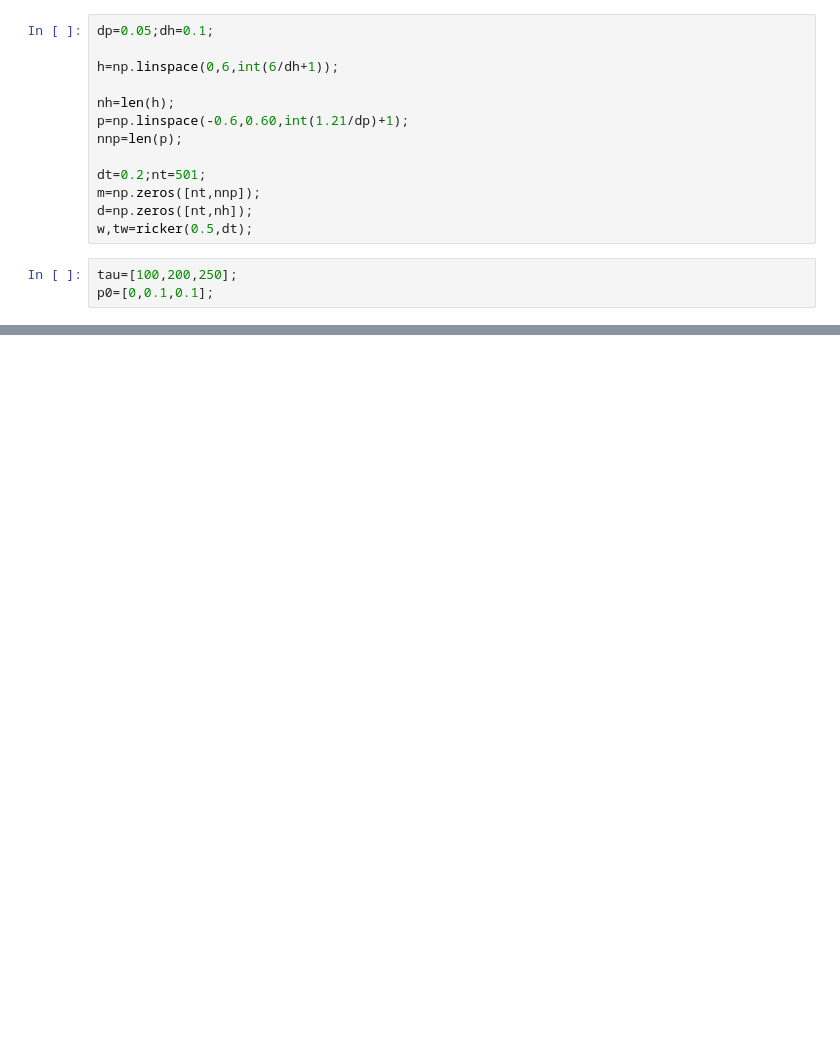
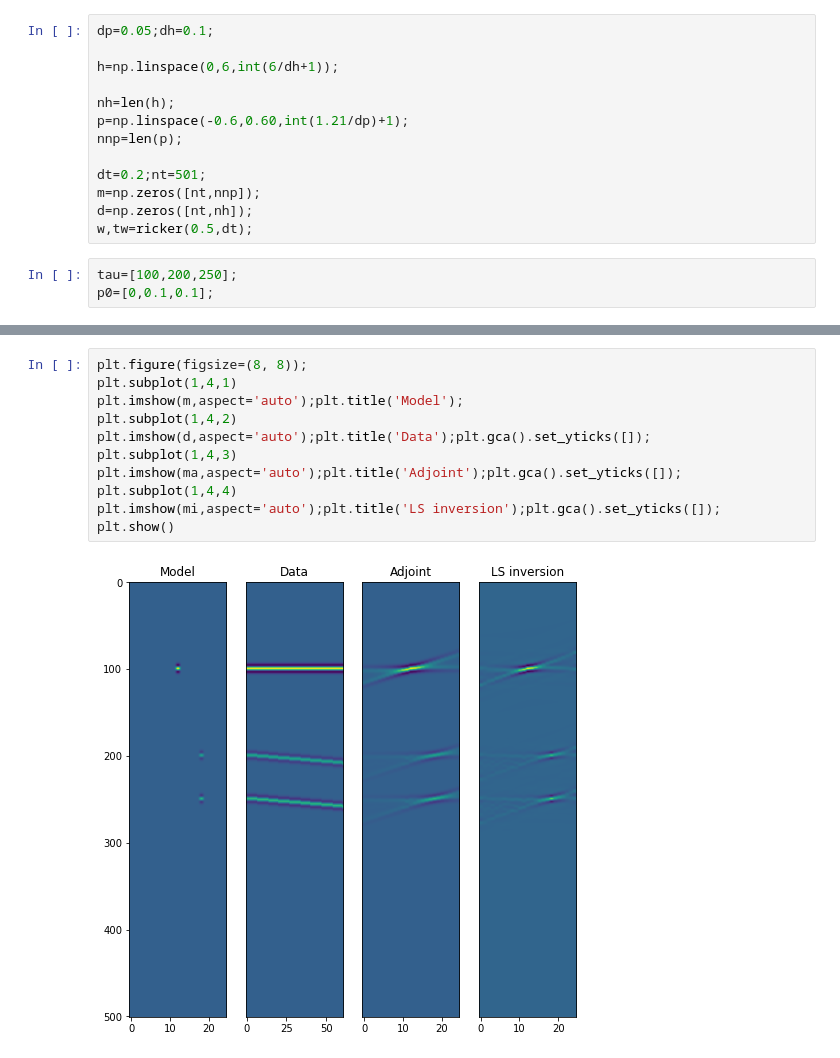
Before and after one commit to chenyk1990/geo-class, a Jupyter notebook: multi-dim-ana/Linear_radon.ipynb, the cells around one changed output, grey strips where cells are left out. Cells and saved outputs as stored; diff of their text form; blank space fills up the shorter version.

```diff
--- a/multi-dim-ana/Linear_radon.ipynb
+++ b/multi-dim-ana/Linear_radon.ipynb
@@ -129,0 +202,13 @@ plt.show()
+# %%
+plt.figure(figsize=(8, 8));
+plt.subplot(1,4,1)
+plt.imshow(m,aspect='auto');plt.title('Model');
+plt.subplot(1,4,2)
+plt.imshow(d,aspect='auto');plt.title('Data');plt.gca().set_yticks([]);
+plt.subplot(1,4,3)
+plt.imshow(ma,aspect='auto');plt.title('Adjoint');plt.gca().set_yticks([]);
+plt.subplot(1,4,4)
+plt.imshow(mi,aspect='auto');plt.title('LS inversion');plt.gca().set_yticks([]);
+plt.show()
+# %% [output]
+[figure, added]
```
Also changed, not shown: parts of 11 cells of this notebook.
